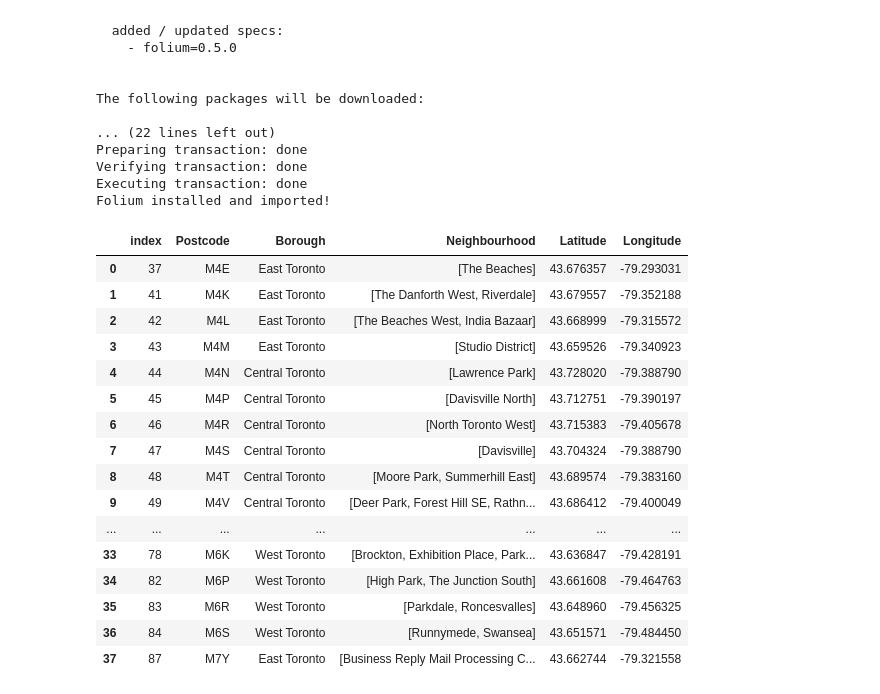
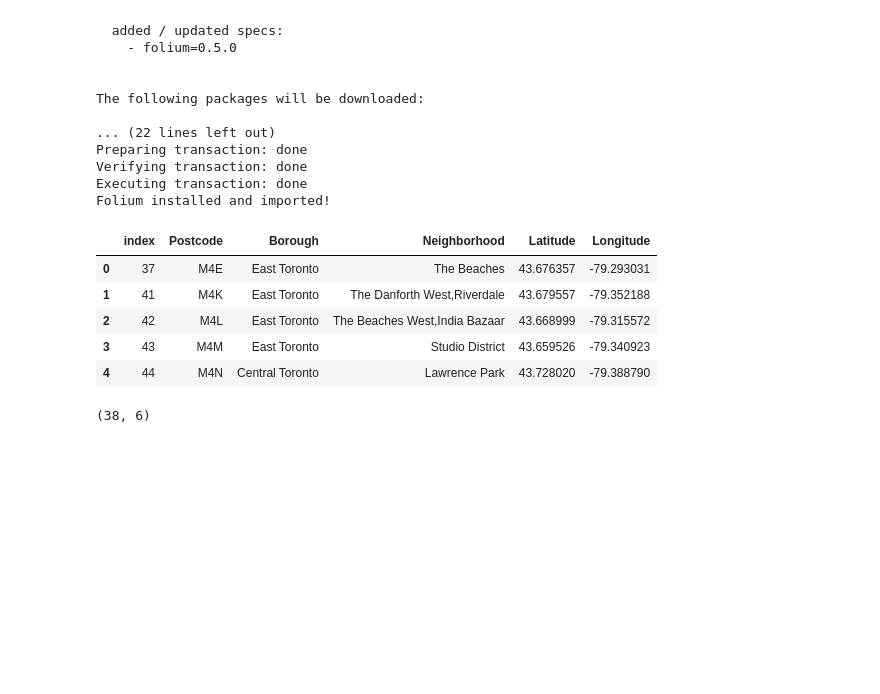
Before and after one commit to yunqianguo/Applied-Data-Science-Capstone, a Jupyter notebook: W3_Segment & Cluster Neighborhoods.ipynb, the cells around one changed output. Cells and saved outputs as stored; diff of their text form; code cells hidden in the pictures; blank space fills up the shorter version.

Commit message:
Published from Watson Studio.

```diff
--- a/W3_Segment & Cluster Neighborhoods.ipynb
+++ b/W3_Segment & Cluster Neighborhoods.ipynb
@@ -29,6 +31,7 @@ df.head()
 | 6 | M6A | North York | Lawrence Heights |
 # %%
 # group the dataframe by Postcode and Borough, and concatenate same postcode Neighbourhoods with seperated comma
-df = df.groupby(['Postcode','Borough'])['Neighbourhood'].apply(list).reset_index()
-df.head(12)
+df = df.groupby(['Postcode','Borough']).apply(lambda group: ','.join(group['Neighbourhood'])).reset_index()
+df.columns = ['Postcode','Borough','Neighborhood']
+df.head()
 # %% [output]
@@ -114,24 +123,17 @@ Folium installed and imported!
 df_new = df_new[df_new['Borough'].str.contains("Toronto")].reset_index()
 # %%
-df_new
+df_new.head()
 # %% [output]
-|  | index | Postcode | Borough | Neighbourhood | Latitude | Longitude |
-| 0 | 37 | M4E | East Toronto | [The Beaches] | 43.676357 | -79.293031 |
-| 1 | 41 | M4K | East Toronto | [The Danforth West, Riverdale] | 43.679557 | -79.352188 |
-| 2 | 42 | M4L | East Toronto | [The Beaches West, India Bazaar] | 43.668999 | -79.315572 |
-| 3 | 43 | M4M | East Toronto | [Studio District] | 43.659526 | -79.340923 |
-| 4 | 44 | M4N | Central Toronto | [Lawrence Park] | 43.728020 | -79.388790 |
-| 5 | 45 | M4P | Central Toronto | [Davisville North] | 43.712751 | -79.390197 |
-| 6 | 46 | M4R | Central Toronto | [North Toronto West] | 43.715383 | -79.405678 |
-| 7 | 47 | M4S | Central Toronto | [Davisville] | 43.704324 | -79.388790 |
-| 8 | 48 | M4T | Central Toronto | [Moore Park, Summerhill East] | 43.689574 | -79.383160 |
-| 9 | 49 | M4V | Central Toronto | [Deer Park, Forest Hill SE, Rathn... | 43.686412 | -79.400049 |
-| ... | ... | ... | ... | ... | ... | ... |
-| 33 | 78 | M6K | West Toronto | [Brockton, Exhibition Place, Park... | 43.636847 | -79.428191 |
-| 34 | 82 | M6P | West Toronto | [High Park, The Junction South] | 43.661608 | -79.464763 |
-| 35 | 83 | M6R | West Toronto | [Parkdale, Roncesvalles] | 43.648960 | -79.456325 |
-| 36 | 84 | M6S | West Toronto | [Runnymede, Swansea] | 43.651571 | -79.484450 |
-| 37 | 87 | M7Y | East Toronto | [Business Reply Mail Processing C... | 43.662744 | -79.321558 |
+|  | index | Postcode | Borough | Neighborhood | Latitude | Longitude |
+| 0 | 37 | M4E | East Toronto | The Beaches | 43.676357 | -79.293031 |
+| 1 | 41 | M4K | East Toronto | The Danforth West,Riverdale | 43.679557 | -79.352188 |
+| 2 | 42 | M4L | East Toronto | The Beaches West,India Bazaar | 43.668999 | -79.315572 |
+| 3 | 43 | M4M | East Toronto | Studio District | 43.659526 | -79.340923 |
+| 4 | 44 | M4N | Central Toronto | Lawrence Park | 43.728020 | -79.388790 |
+# %%
+df_new.shape
+# %% [output]
+(38, 6)
 # %%
 # Toronto latitude and longitude values
 latitude = 43.6532
```
Also changed, not shown: parts of 11 cells of this notebook.
